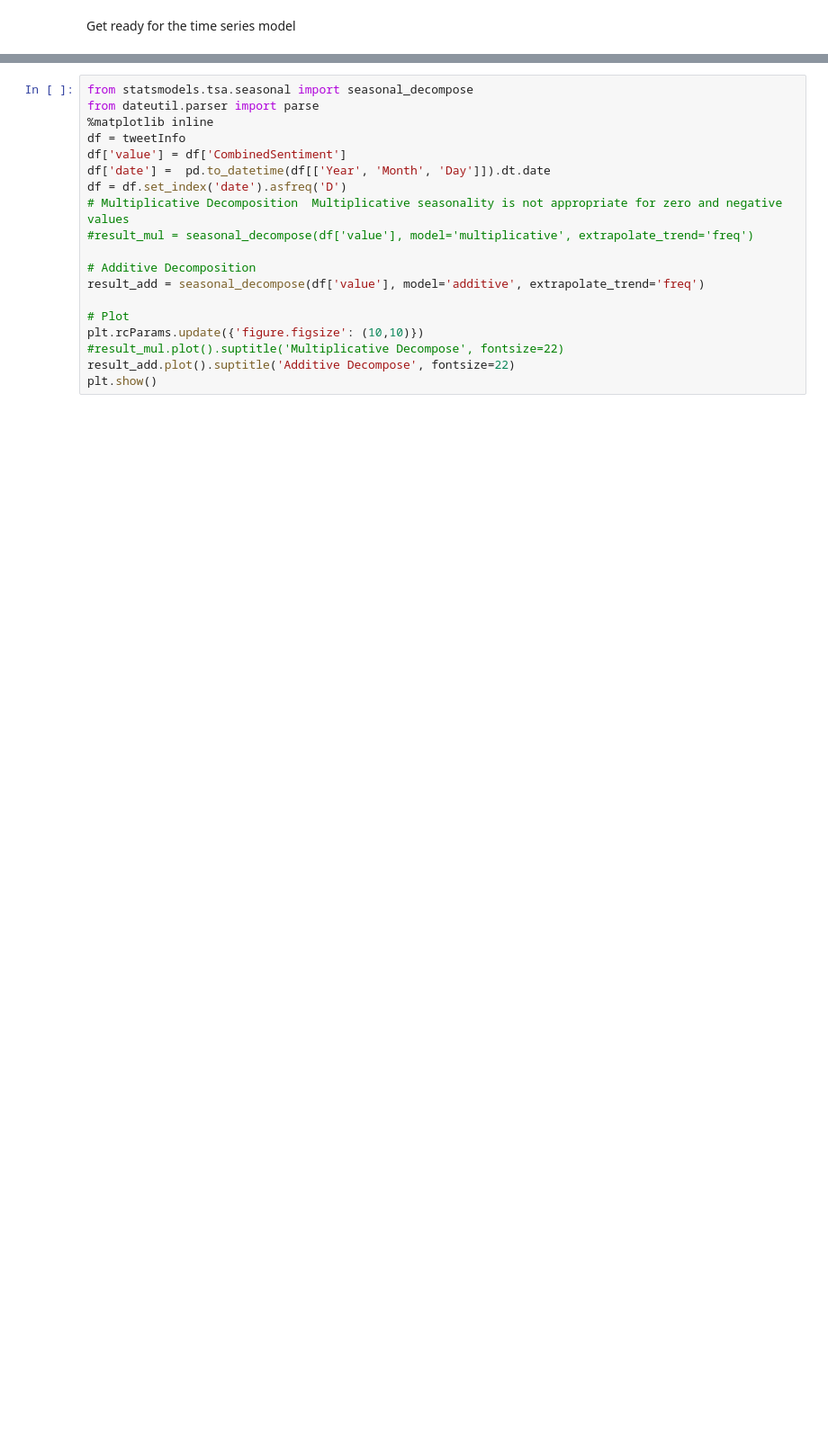
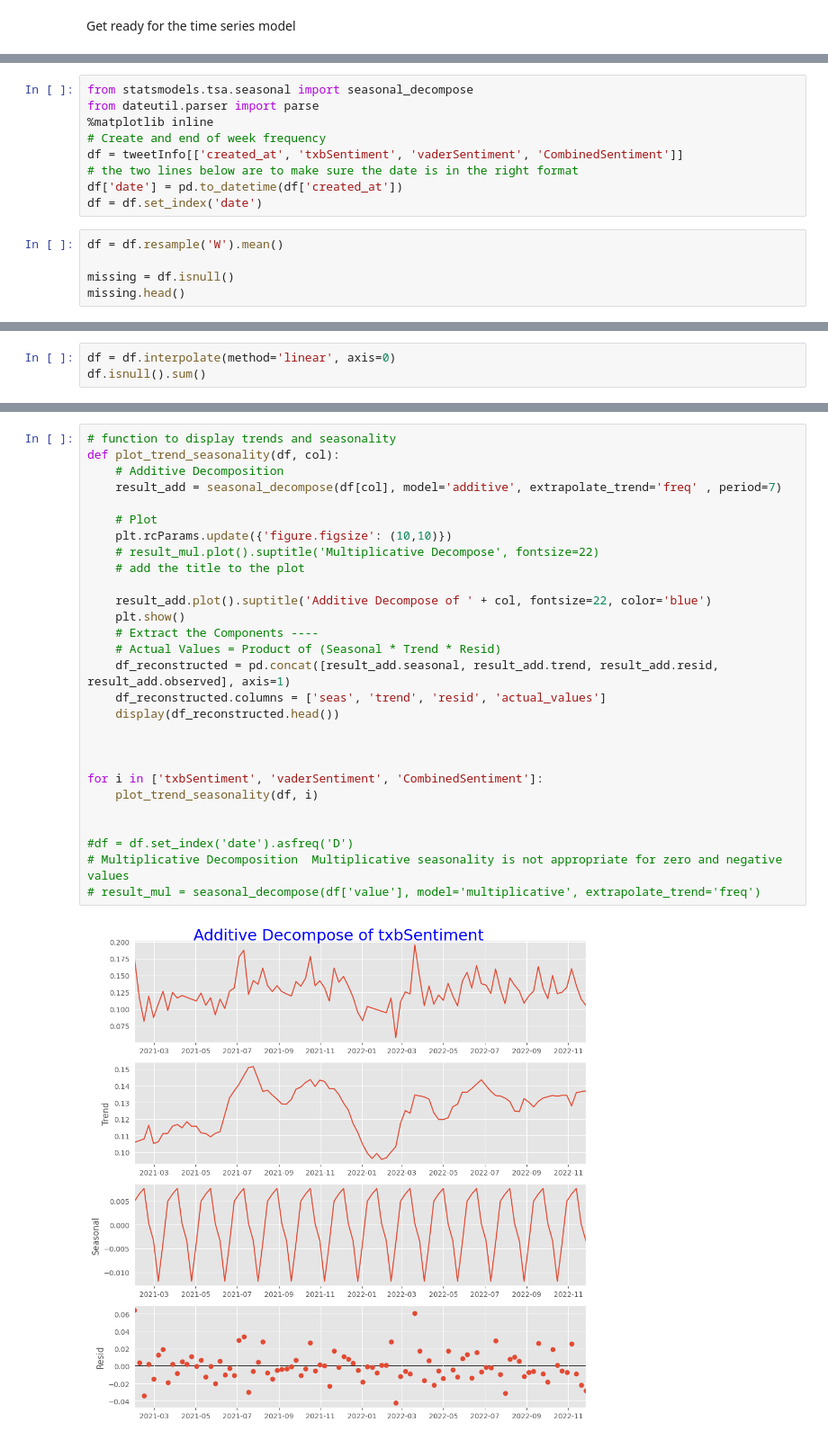
Before and after one commit to sba22230/CA_4_SocialMediaStreaming, a Jupyter notebook: mongo connection working.ipynb, the cells around one changed output, grey strips where cells are left out. Shown at 90% size. Cells and saved outputs as stored; diff of their text form; blank space fills up the shorter version.

```diff
--- a/mongo connection working.ipynb
+++ b/mongo connection working.ipynb
@@ -951,0 +475,14 @@ plt.show()
+# %%
+from statsmodels.tsa.seasonal import seasonal_decompose
+from dateutil.parser import parse
+%matplotlib inline
+# Create and end of week frequency
+df = tweetInfo[['created_at', 'txbSentiment', 'vaderSentiment', 'CombinedSentiment']]
+# the two lines below are to make sure the date is in the right format
+df['date'] = pd.to_datetime(df['created_at'])
+df = df.set_index('date')
+# %%
+df = df.resample('W').mean()
+
+missing = df.isnull()
+missing.head()
@@ -951,0 +497,3 @@ plt.show()
+# %%
+df = df.interpolate(method='linear', axis=0)
+df.isnull().sum()
@@ -952,19 +505,30 @@ plt.show()
 # %%
-from statsmodels.tsa.seasonal import seasonal_decompose
-from dateutil.parser import parse
-%matplotlib inline
-df = tweetInfo
-df['value'] = df['CombinedSentiment']
-df['date'] =  pd.to_datetime(df[['Year', 'Month', 'Day']]).dt.date
-df = df.set_index('date').asfreq('D')
+# function to display trends and seasonality
+def plot_trend_seasonality(df, col):
+    # Additive Decomposition
+    result_add = seasonal_decompose(df[col], model='additive', extrapolate_trend='freq' , period=7)
+
+    # Plot
+    plt.rcParams.update({'figure.figsize': (10,10)})
+    # result_mul.plot().suptitle('Multiplicative Decompose', fontsize=22)
+    # add the title to the plot
+
+    result_add.plot().suptitle('Additive Decompose of ' + col, fontsize=22, color='blue')
+    plt.show()
+    # Extract the Components ----
+    # Actual Values = Product of (Seasonal * Trend * Resid)
+    df_reconstructed = pd.concat([result_add.seasonal, result_add.trend, result_add.resid, result_add.observed], axis=1)
+    df_reconstructed.columns = ['seas', 'trend', 'resid', 'actual_values']
+    display(df_reconstructed.head())
+
+
+
+for i in ['txbSentiment', 'vaderSentiment', 'CombinedSentiment']:
+    plot_trend_seasonality(df, i)
+
+
+#df = df.set_index('date').asfreq('D')
 # Multiplicative Decomposition  Multiplicative seasonality is not appropriate for zero and negative values
-#result_mul = seasonal_decompose(df['value'], model='multiplicative', extrapolate_trend='freq')
-
-# Additive Decomposition
-result_add = seasonal_decompose(df['value'], model='additive', extrapolate_trend='freq')
-
-# Plot
-plt.rcParams.update({'figure.figsize': (10,10)})
-#result_mul.plot().suptitle('Multiplicative Decompose', fontsize=22)
-result_add.plot().suptitle('Additive Decompose', fontsize=22)
-plt.show()
+# result_mul = seasonal_decompose(df['value'], model='multiplicative', extrapolate_trend='freq')
+# %% [output]
+[figure, added]
```
Also changed, not shown: parts of 89 cells of this notebook, 4 other files.
